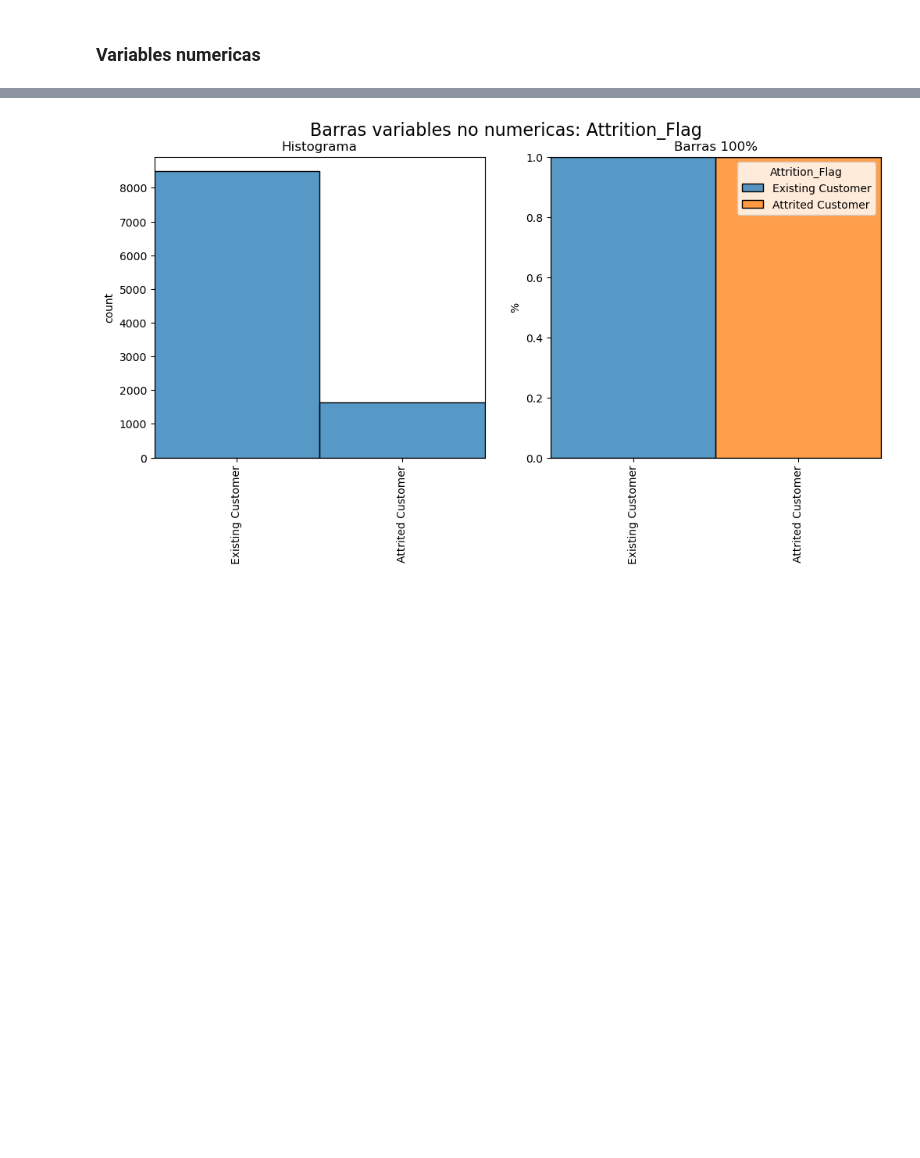
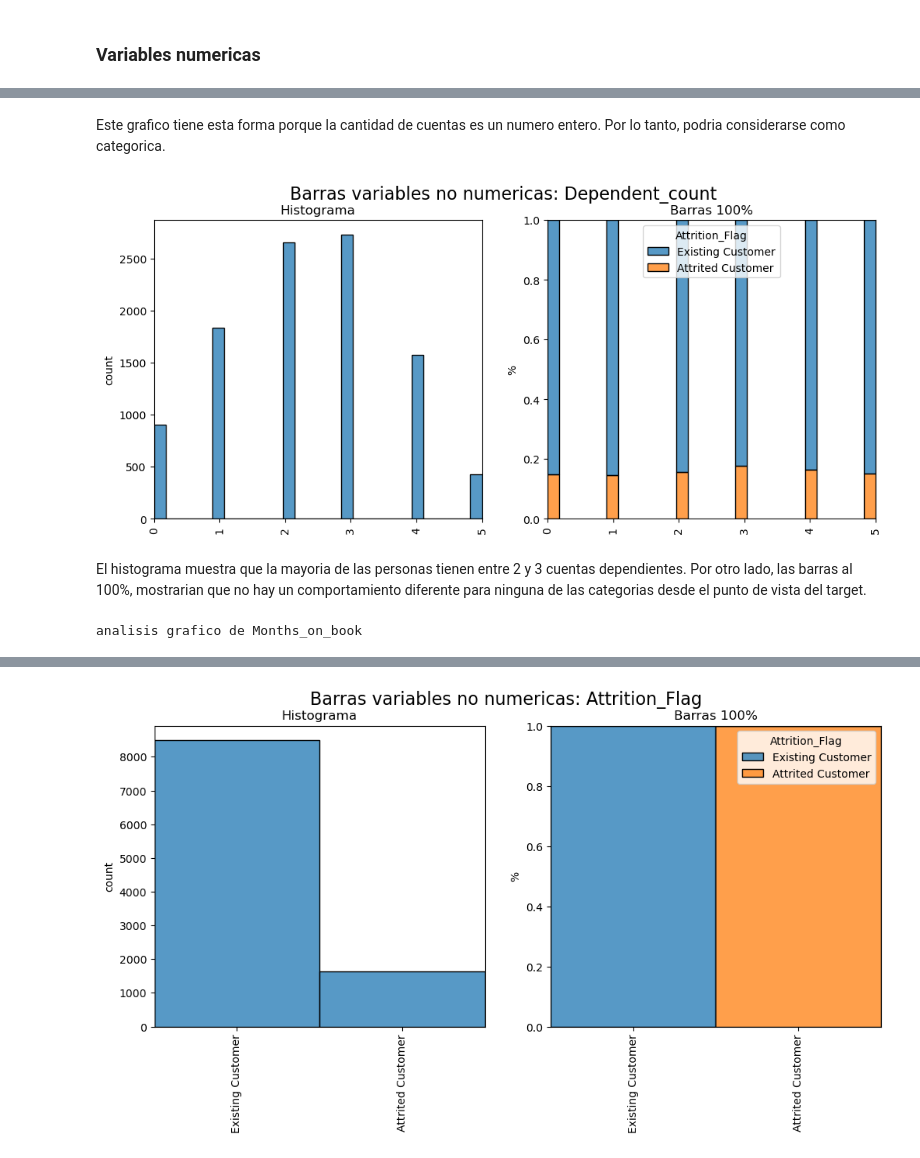
Before and after one commit to juampa95/customer-churn-ds, a Jupyter notebook: EDA.ipynb, the cells around one changed output, grey strips where cells are left out. Cells and saved outputs as stored; diff of their text form; code cells hidden in the pictures; blank space fills up the shorter version.

Commit message:
Modificaciones finales para entrega

```diff
--- a/EDA.ipynb
+++ b/EDA.ipynb
@@ -90,0 +95,12 @@ for i in range(len(var_num)):
+# %% [markdown]
+Este grafico tiene esta forma porque la cantidad de cuentas es un numero entero. Por lo tanto, podria considerarse como categorica.
+# %%
+graf_cat(var_num[1])
+# %% [output]
+[figure, added]
+# %% [markdown]
+El histograma muestra que la mayoria de las personas tienen entre 2 y 3 cuentas dependientes. Por otro lado, las barras al 100%, mostrarian que no hay un comportamiento diferente para ninguna de las categorias desde el punto de vista del target.
+# %%
+print(f'analisis grafico de {var_num[2]}')
+# %% [output]
+analisis grafico de Months_on_book
```
Also changed, not shown: parts of 62 cells of this notebook, 7 other files.
